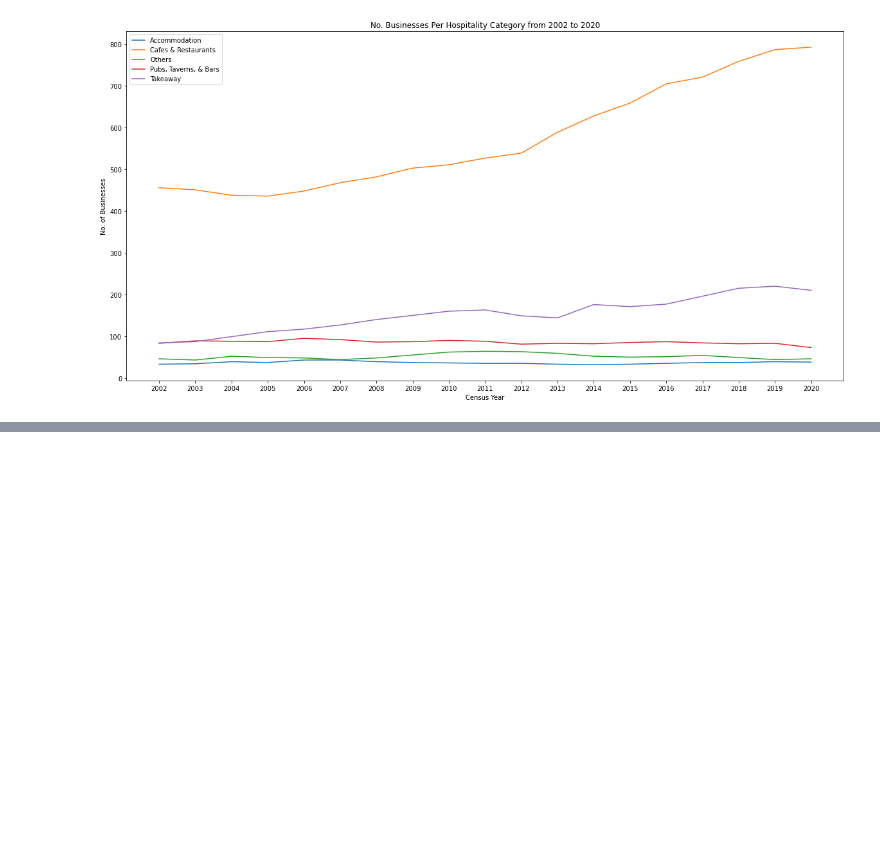
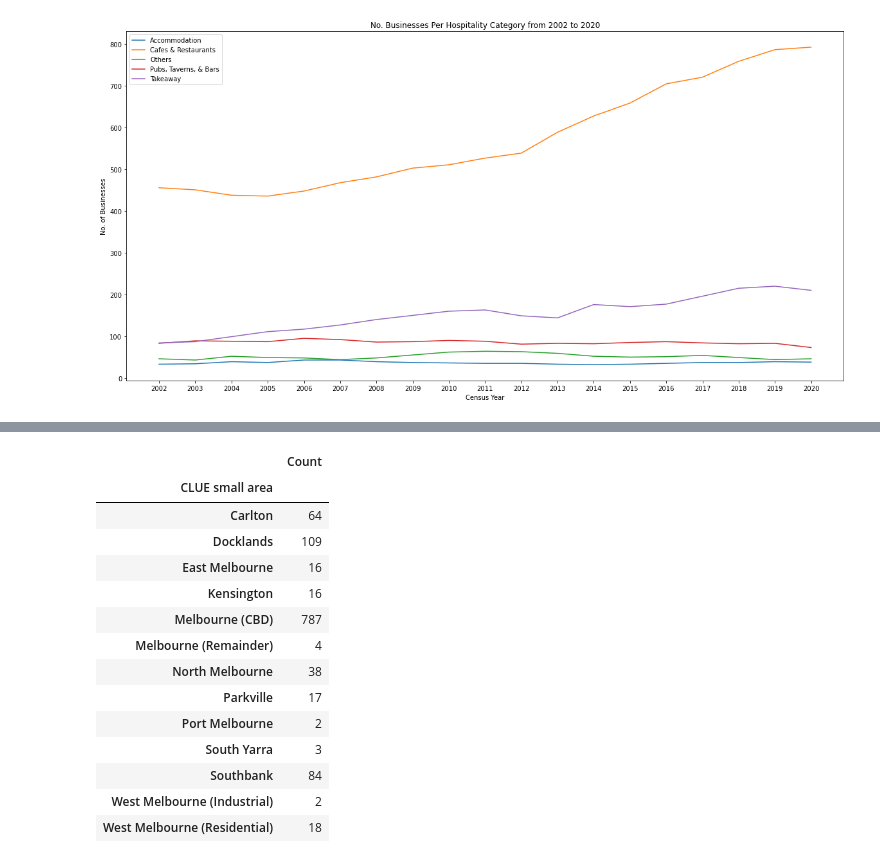
Before and after one commit to JarrodCasey/databootcamp-project1, a Jupyter notebook: MelbourneCafeAnalysis.ipynb, the cells around one changed output, grey strips where cells are left out. Saved outputs shown, nothing was run; the diff lists cells and outputs as text; code cells hidden in the pictures; blank space fills up the shorter version.

```diff
--- a/MelbourneCafeAnalysis.ipynb
+++ b/MelbourneCafeAnalysis.ipynb
@@ -298,0 +330,21 @@ plt.show()
+# %%
+## Identify the number of unique suburbs in the dataframe
+SuburbCount_df = pd.DataFrame(Data2020Yr_df.groupby("CLUE small area").size())
+SuburbCount_df.rename(columns = {0:"Count"}, inplace = True)
+SuburbCount_df
+# %% [output]
+|  | Count |
+| CLUE small area |  |
+| Carlton | 64 |
+| Docklands | 109 |
+| East Melbourne | 16 |
+| Kensington | 16 |
+| Melbourne (CBD) | 787 |
+| Melbourne (Remainder) | 4 |
+| North Melbourne | 38 |
+| Parkville | 17 |
+| Port Melbourne | 2 |
+| South Yarra | 3 |
+| Southbank | 84 |
+| West Melbourne (Industrial) | 2 |
+| West Melbourne (Residential) | 18 |
```
Also changed, not shown: parts of 17 cells of this notebook.
